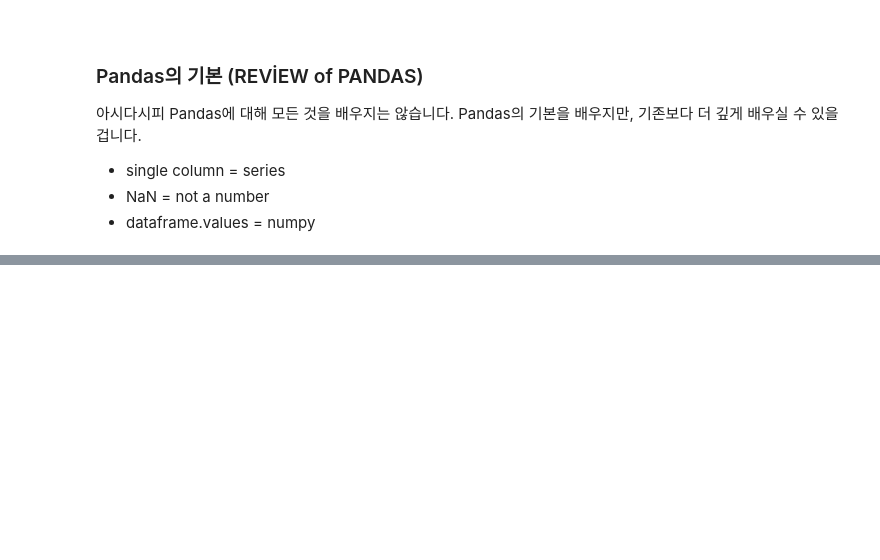
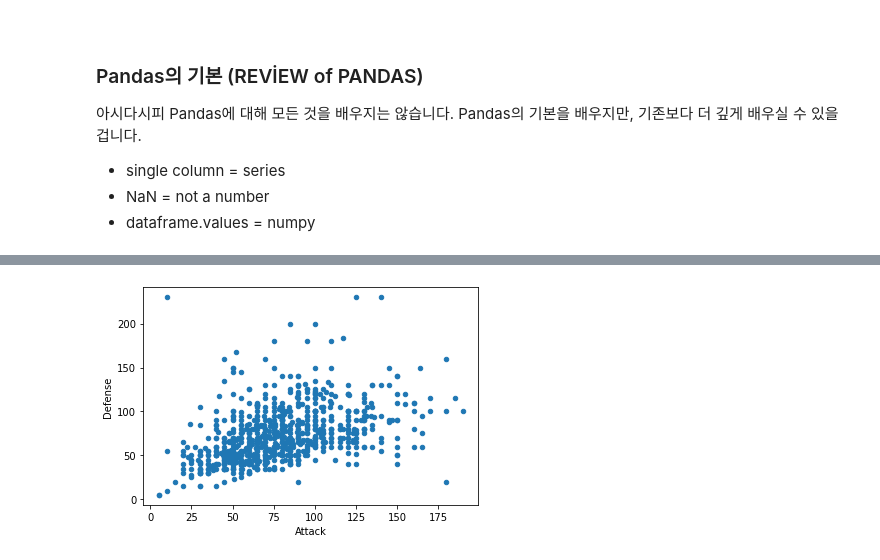
Before and after one commit to chameleon001/start_beginner_kaggle, a Jupyter notebook: transcription/Data_ScienceTutorial_for_Beginners.ipynb, the cells around one changed output, grey strips where cells are left out. Saved outputs shown, nothing was run; the diff lists cells and outputs as text; code cells hidden in the pictures; blank space fills up the shorter version.

```diff
--- a/transcription/Data_ScienceTutorial_for_Beginners.ipynb
+++ b/transcription/Data_ScienceTutorial_for_Beginners.ipynb
@@ -1096,0 +1154,6 @@ assert  data['Type 2'].notnull().all() # nan value가 없으므로 아무것도
+# %%
+# scatter plot
+data1.plot(kind = "scatter", x="Attack", y="Defense")
+plt.show()
+# %% [output]
+[figure, added]
```
Also changed, not shown: parts of 26 cells of this notebook, 1 other file.
